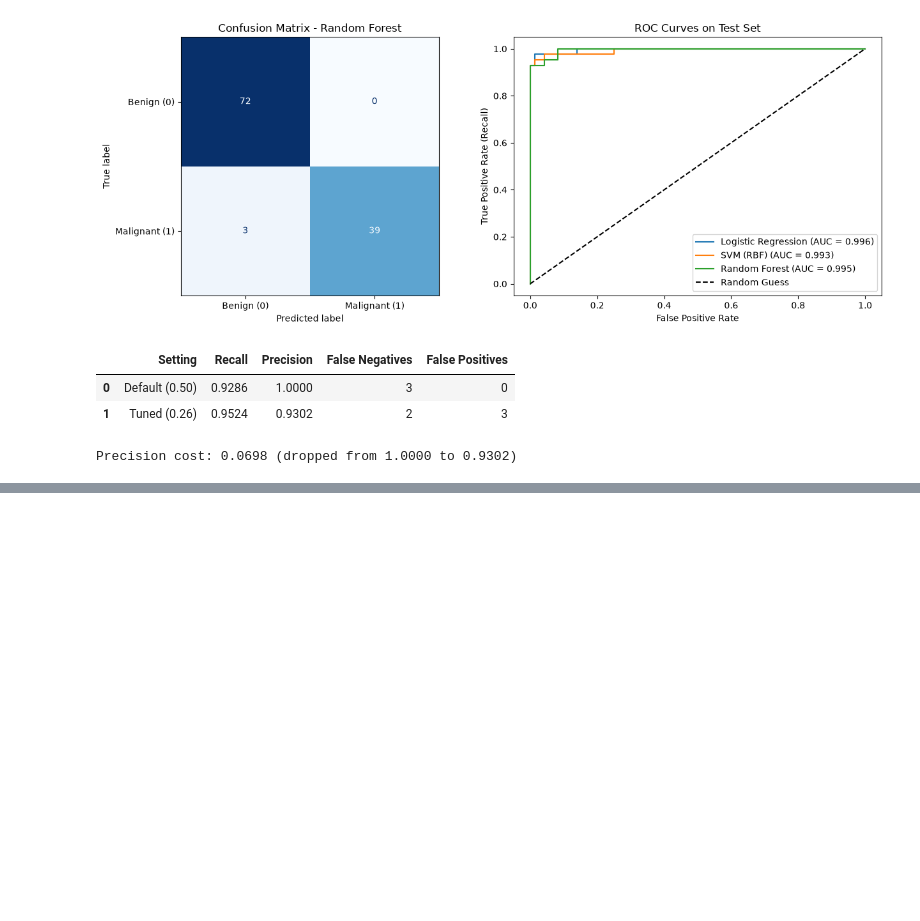
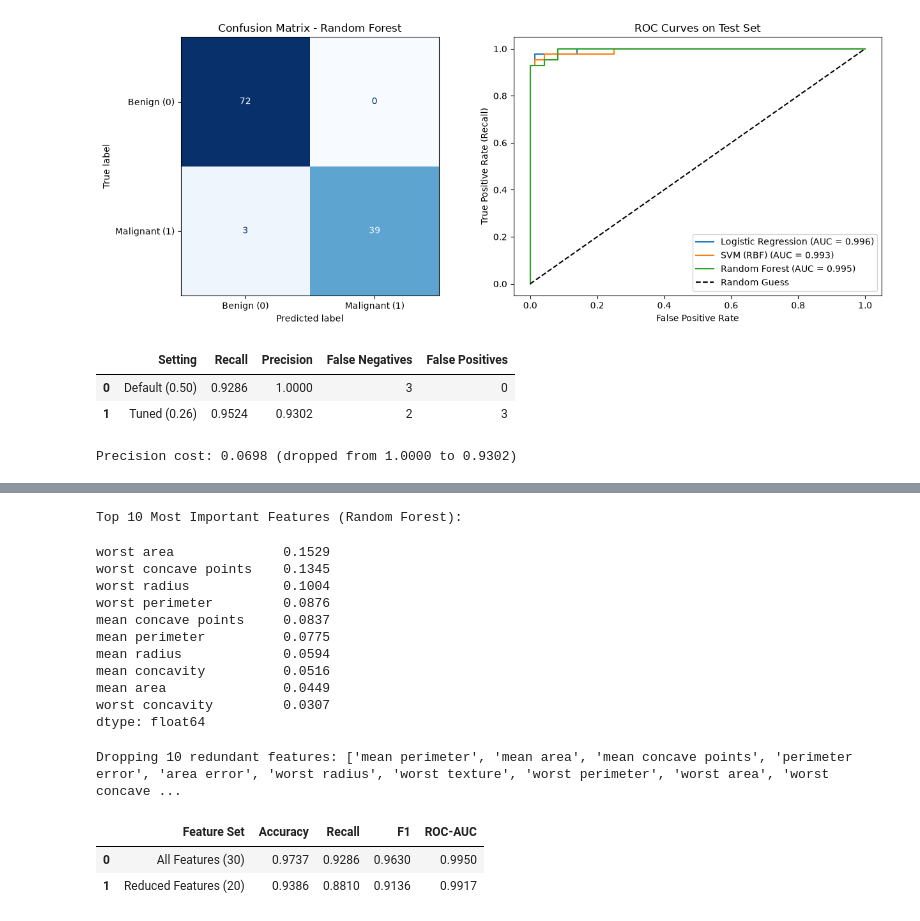
Before and after one commit to 70177202-Aliaan/AI101-ML-Assignment-70177202, a Jupyter notebook: A1_Breast_Cancer/A1_notebook.ipynb, the cells around one changed output, grey strips where cells are left out. Cells and saved outputs as stored; diff of their text form; code cells hidden in the pictures; blank space fills up the shorter version.

```diff
--- a/A1_Breast_Cancer/A1_notebook.ipynb
+++ b/A1_Breast_Cancer/A1_notebook.ipynb
@@ -287,0 +231,58 @@ Feature names unseen at fit time:
+# %%
+from sklearn.base import clone
+
+# 1. Top 10 most important features (from Random Forest)
+rf_model = best_models["Random Forest"].named_steps["clf"]
+importances = pd.Series(rf_model.feature_importances_, index=X.columns).sort_values(ascending=False)
+print("Top 10 Most Important Features (Random Forest):")
+display(importances.head(10).round(4))
+
+# 2. Test dropping highly correlated features (> 0.90, computed on X_train only)
+corr_train = X_train.corr().abs()
+upper_train = corr_train.where(np.triu(np.ones(corr_train.shape), k=1).astype(bool))
+to_drop = [col for col in upper_train.columns if any(upper_train[col] > 0.90)]
+print(f"\nDropping {len(to_drop)} redundant features: {to_drop}")
+
+X_train_reduced = X_train.drop(columns=to_drop)
+X_test_reduced = X_test.drop(columns=to_drop)
+
+# Clone best_model so the original 30-feature model stays intact
+model_reduced = clone(best_model)
+model_reduced.fit(X_train_reduced, y_train)
+y_pred_red = model_reduced.predict(X_test_reduced)
+y_prob_red = model_reduced.predict_proba(X_test_reduced)[:, 1]
+
+compare_df = pd.DataFrame([
+    {
+        "Feature Set": f"All Features ({X_train.shape[1]})",
+        "Accuracy": round(accuracy_score(y_test, best_model.predict(X_test)), 4),
+        "Recall": round(recall_score(y_test, best_model.predict(X_test)), 4),
+        "F1": round(f1_score(y_test, best_model.predict(X_test)), 4),
+        "ROC-AUC": round(roc_auc_score(y_test, y_probs_best), 4)
+    },
+    {
+        "Feature Set": f"Reduced Features ({X_train_reduced.shape[1]})",
+        "Accuracy": round(accuracy_score(y_test, y_pred_red), 4),
+        "Recall": round(recall_score(y_test, y_pred_red), 4),
+        "F1": round(f1_score(y_test, y_pred_red), 4),
+        "ROC-AUC": round(roc_auc_score(y_test, y_prob_red), 4)
+    }
+])
+display(compare_df)
+# %% [output]
+Top 10 Most Important Features (Random Forest):
+worst area              0.1529
+worst concave points    0.1345
+worst radius            0.1004
+worst perimeter         0.0876
+mean concave points     0.0837
+mean perimeter          0.0775
+mean radius             0.0594
+mean concavity          0.0516
+mean area               0.0449
+worst concavity         0.0307
+dtype: float64
+Dropping 10 redundant features: ['mean perimeter', 'mean area', 'mean concave points', 'perimeter error', 'area error', 'worst radius', 'worst texture', 'worst perimeter', 'worst area', 'worst concave ...
+|  | Feature Set | Accuracy | Recall | F1 | ROC-AUC |
+| 0 | All Features (30) | 0.9737 | 0.9286 | 0.9630 | 0.9950 |
+| 1 | Reduced Features (20) | 0.9386 | 0.8810 | 0.9136 | 0.9917 |
```
Also changed, not shown: parts of 1 cell of this notebook.
